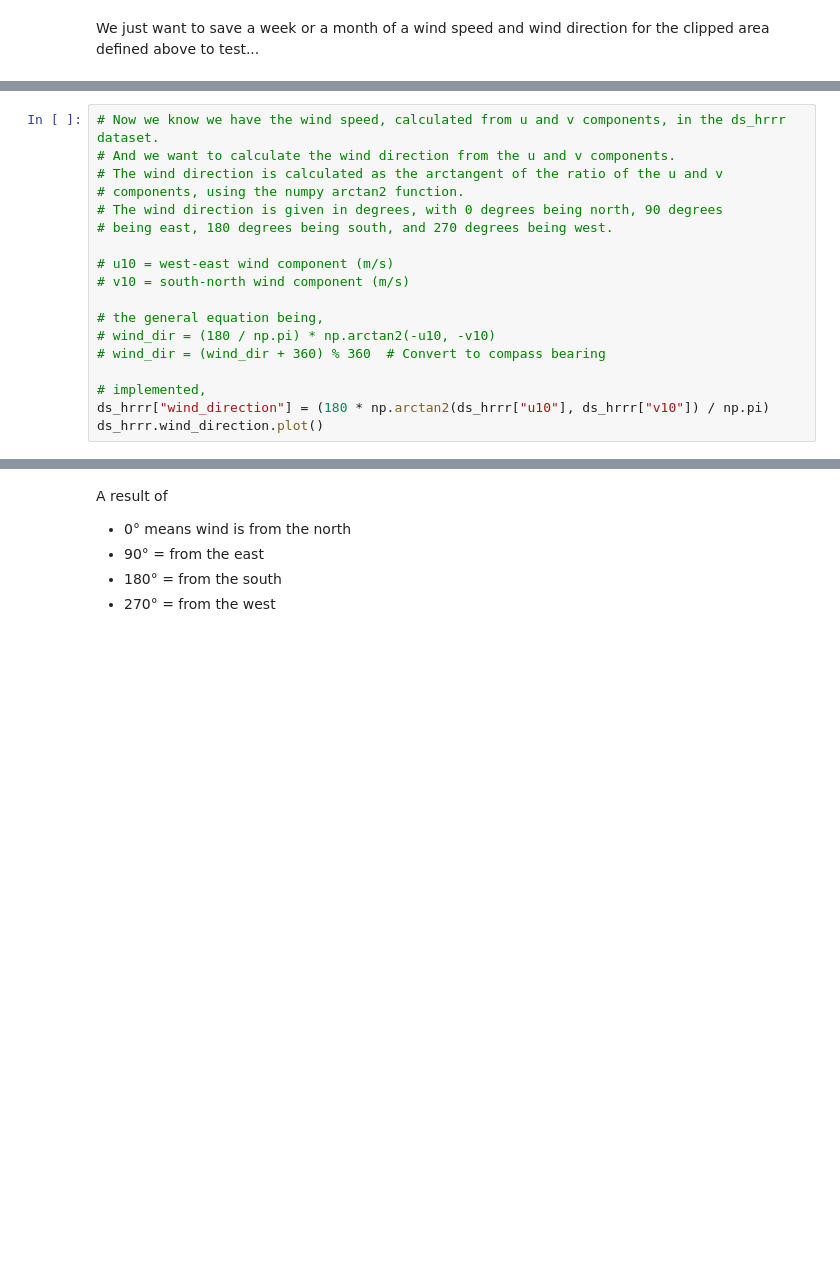
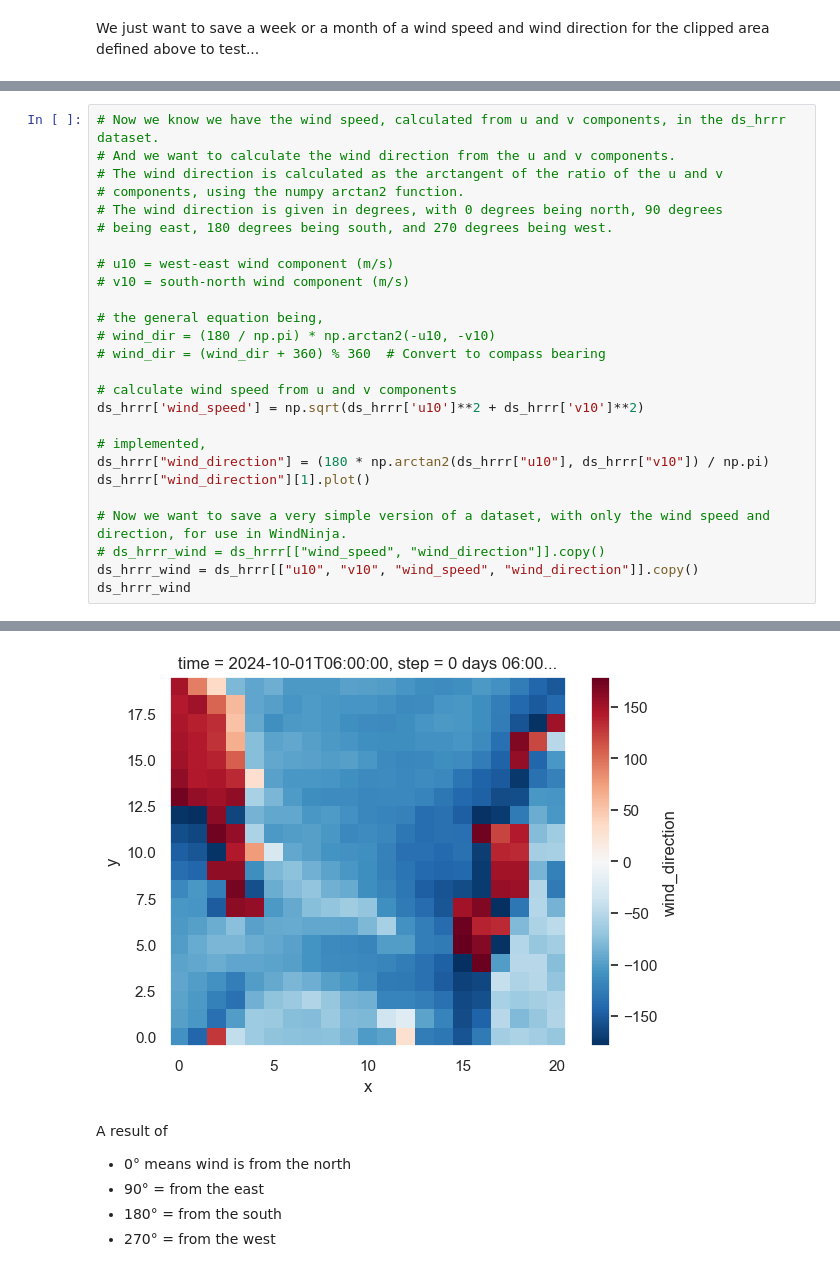
Before and after one commit to cassielumbrazo/juneau_data_analysis, a Jupyter notebook: 6_test_wind_ninja.ipynb, the cells around one changed output, grey strips where cells are left out. Saved outputs shown, nothing was run; the diff lists cells and outputs as text; blank space fills up the shorter version.

```diff
--- a/6_test_wind_ninja.ipynb
+++ b/6_test_wind_ninja.ipynb
@@ -431,6 +376,15 @@ ds_hrrr.wind.plot()
 # wind_dir = (180 / np.pi) * np.arctan2(-u10, -v10)
 # wind_dir = (wind_dir + 360) % 360  # Convert to compass bearing
 
+# calculate wind speed from u and v components
+ds_hrrr['wind_speed'] = np.sqrt(ds_hrrr['u10']**2 + ds_hrrr['v10']**2)
+
 # implemented,
 ds_hrrr["wind_direction"] = (180 * np.arctan2(ds_hrrr["u10"], ds_hrrr["v10"]) / np.pi)
-ds_hrrr.wind_direction.plot()
+ds_hrrr["wind_direction"][1].plot()
+
+# Now we want to save a very simple version of a dataset, with only the wind speed and direction, for use in WindNinja.
+# ds_hrrr_wind = ds_hrrr[["wind_speed", "wind_direction"]].copy()
+ds_hrrr_wind = ds_hrrr[["u10", "v10", "wind_speed", "wind_direction"]].copy()
+ds_hrrr_wind
+# %% [output]
@@ -437,3 +408,4 @@ ds_hrrr.wind_direction.plot()
+[figure, added]
 # %% [markdown]
 A result of
 * 0° means wind is from the north
```
Also changed, not shown: parts of 68 cells of this notebook, 1 other file.
